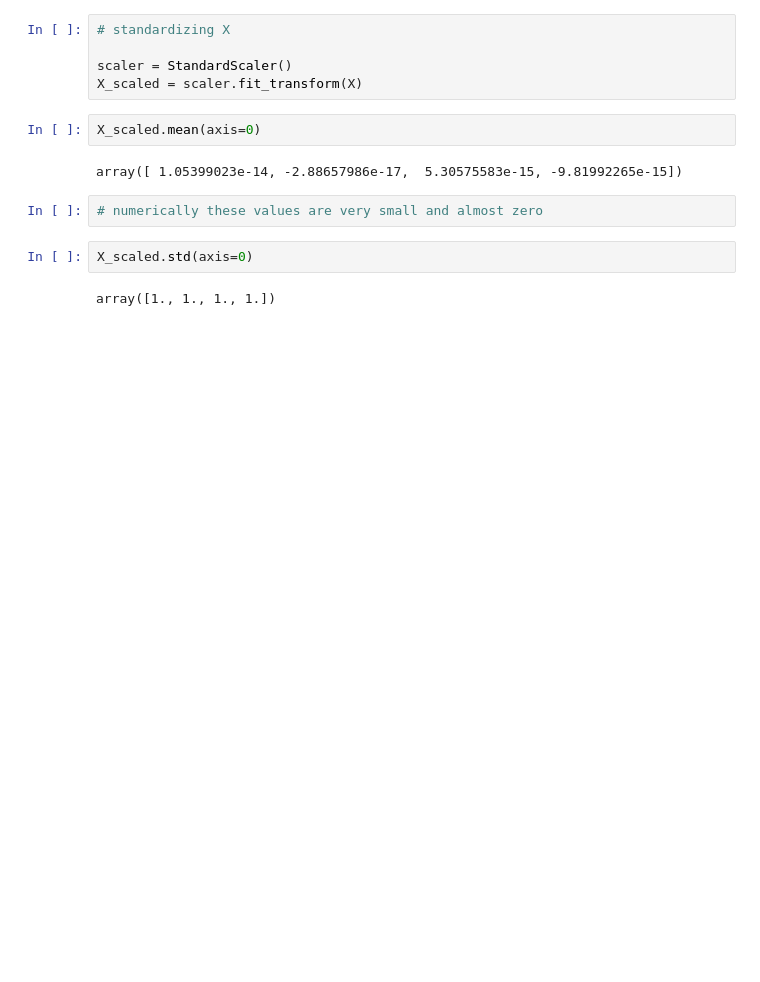
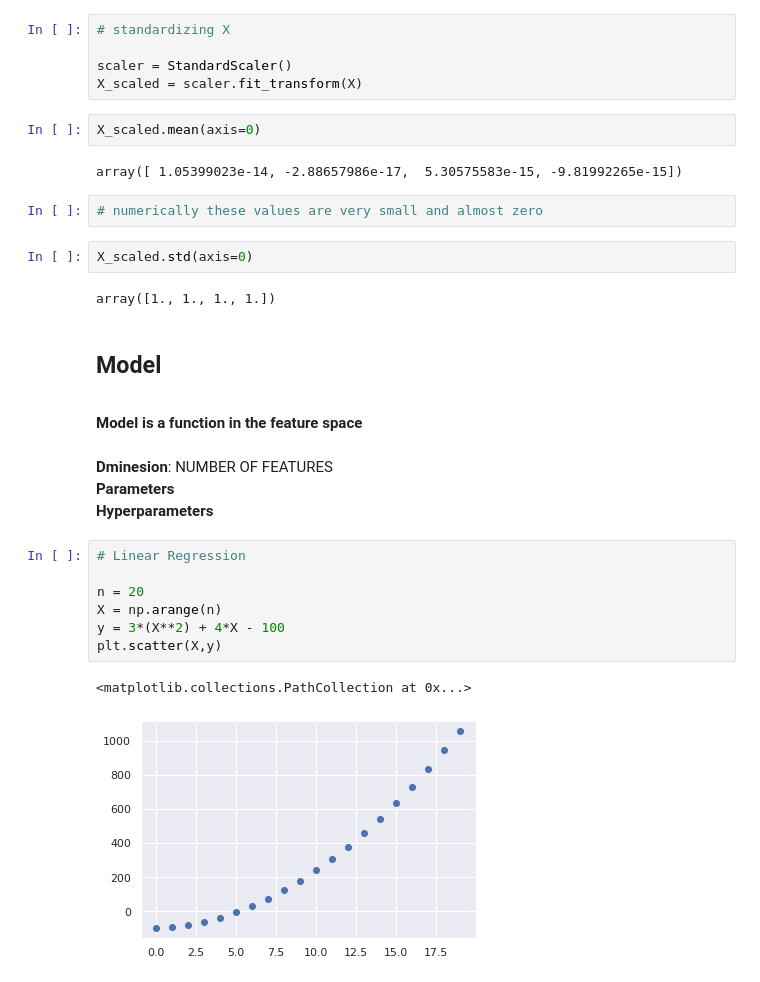
Before and after one commit to mirpouya/Machine-Learning-Intro, a Jupyter notebook: Machine_Learning_Intro.ipynb, the cells around one changed output. Drawn from its saved outputs; the diff is of its cells as text; blank space fills up the shorter version.

```diff
--- a/Machine_Learning_Intro.ipynb
+++ b/Machine_Learning_Intro.ipynb
@@ -496,3 +496,21 @@ array([ 1.05399023e-14, -2.88657986e-17,  5.30575583e-15, -9.81992265e-15])
 X_scaled.std(axis=0)
 # %% [output]
 array([1., 1., 1., 1.])
+# %% [markdown]
+**<h2> Model </h2>**
+# %% [markdown]
+**Model is a function in the feature space**
+# %% [markdown]
+**Dminesion**: NUMBER OF FEATURES <br>
+**Parameters** <br>
+**Hyperparameters**
+# %%
+# Linear Regression
+
+n = 20
+X = np.arange(n)
+y = 3*(X**2) + 4*X - 100
+plt.scatter(X,y)
+# %% [output]
+<matplotlib.collections.PathCollection at 0x...>
+[figure, added]
```
